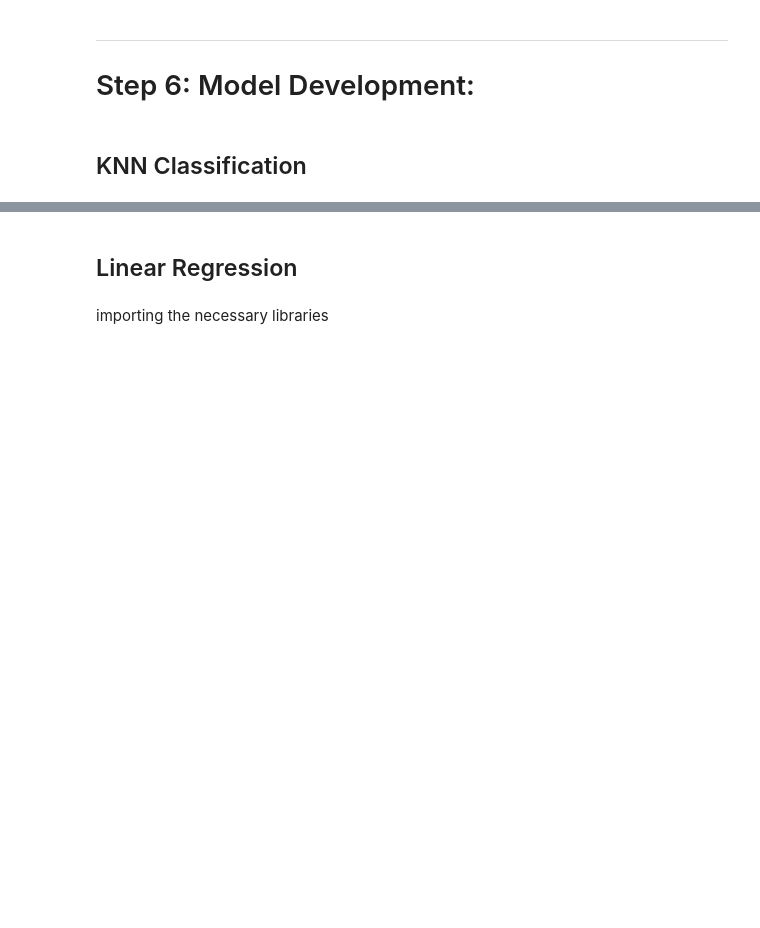
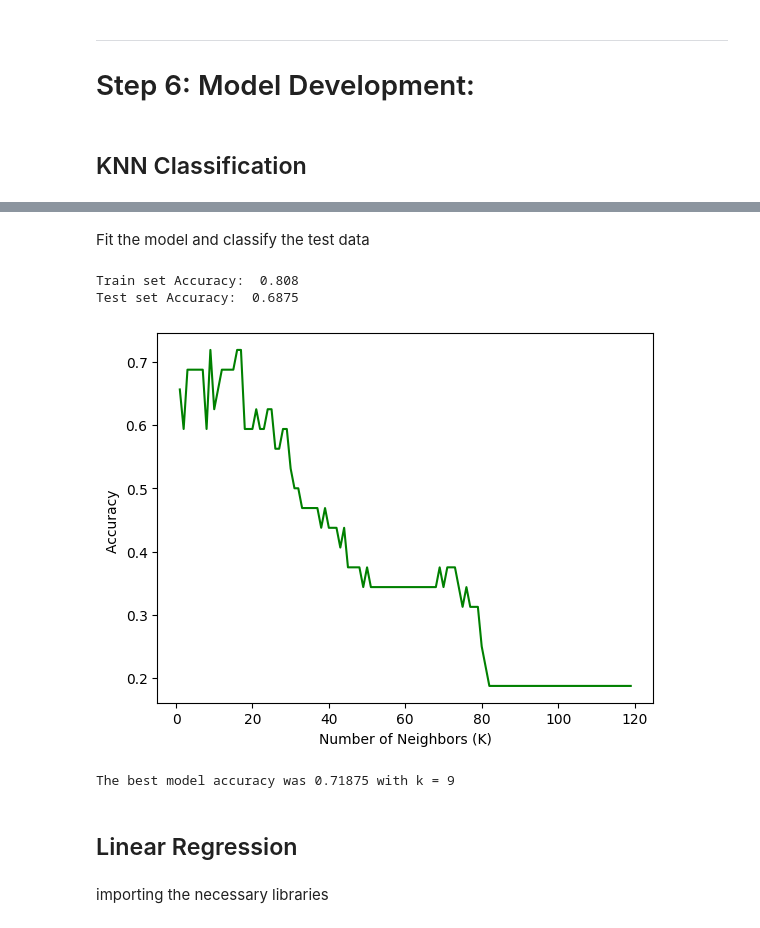
Before and after one commit to Hormone4/World-Happiness-Machine-Learning, a Jupyter notebook: main.ipynb, the cells around one changed output, grey strips where cells are left out. Cells and saved outputs as stored; diff of their text form; code cells hidden in the pictures; blank space fills up the shorter version.

Commit message:
K-NN classifier

```diff
--- a/main.ipynb
+++ b/main.ipynb
@@ -202,0 +223,4 @@ KeyError: 'Region'
+# %%
+# save the data in a numpy array
+Y = df["Happiness Score"].values.astype(int)
+Y
@@ -203,3 +238,42 @@ KeyError: 'Region'
+# %%
+X_train, X_test, Y_train, Y_test = train_test_split(X_standardized, Y, test_size=0.2, random_state=4)
+# test_size: the proportion of the dataset to include in the test split
+# random_state: the seed used by the random number generator, the larger the number, the less random the dataset will be
+# %% [markdown]
+Fit the model and classify the test data
+# %%
+k = 4
+neigh = KNeighborsClassifier(n_neighbors = k).fit(X_train, Y_train)
+Y_hat = neigh.predict(X_test)
+# %%
+from sklearn import metrics
+
+
+print("Train set Accuracy: ", metrics.accuracy_score(Y_train, neigh.predict(X_train)))
+print("Test set Accuracy: " , metrics.accuracy_score(Y_test,  Y_hat))
+# %% [output]
+Train set Accuracy:  0.808
+Test set Accuracy:  0.6875
+# %%
+Ks = 120
+mean_acc = np.zeros((Ks-1))
+
+for n in range(1,Ks):
+    #Train Model and Predict
+    neigh = KNeighborsClassifier(n_neighbors = n).fit(X_train,Y_train)
+    Y_hat = neigh.predict(X_test)
+    mean_acc[n-1] = metrics.accuracy_score(Y_test, Y_hat)
+# %%
+plt.pyplot.plot(range(1,Ks),mean_acc,'g')
+plt.pyplot.ylabel('Accuracy ')
+plt.pyplot.xlabel('Number of Neighbors (K)')
+plt.pyplot.show()
+# %% [output]
+[figure, added]
+# %%
+print( "The best model accuracy was", mean_acc.max(), "with k =", mean_acc.argmax()+1)
+# %% [output]
+The best model accuracy was 0.71875 with k = 9
 # %% [markdown]
 <h2>Linear Regression</h2>
 # %% [markdown]
```
Also changed, not shown: parts of 15 cells of this notebook.
